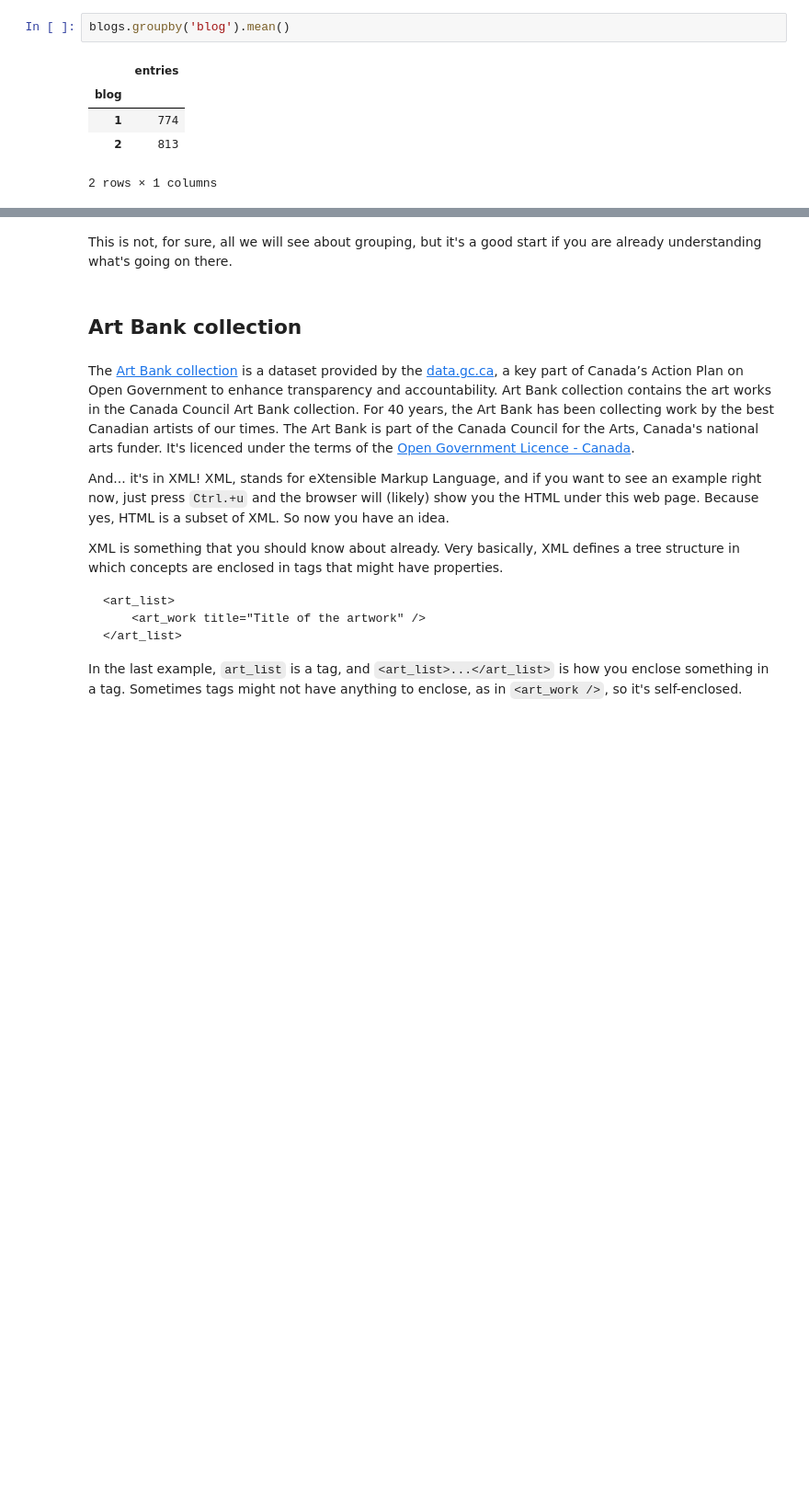
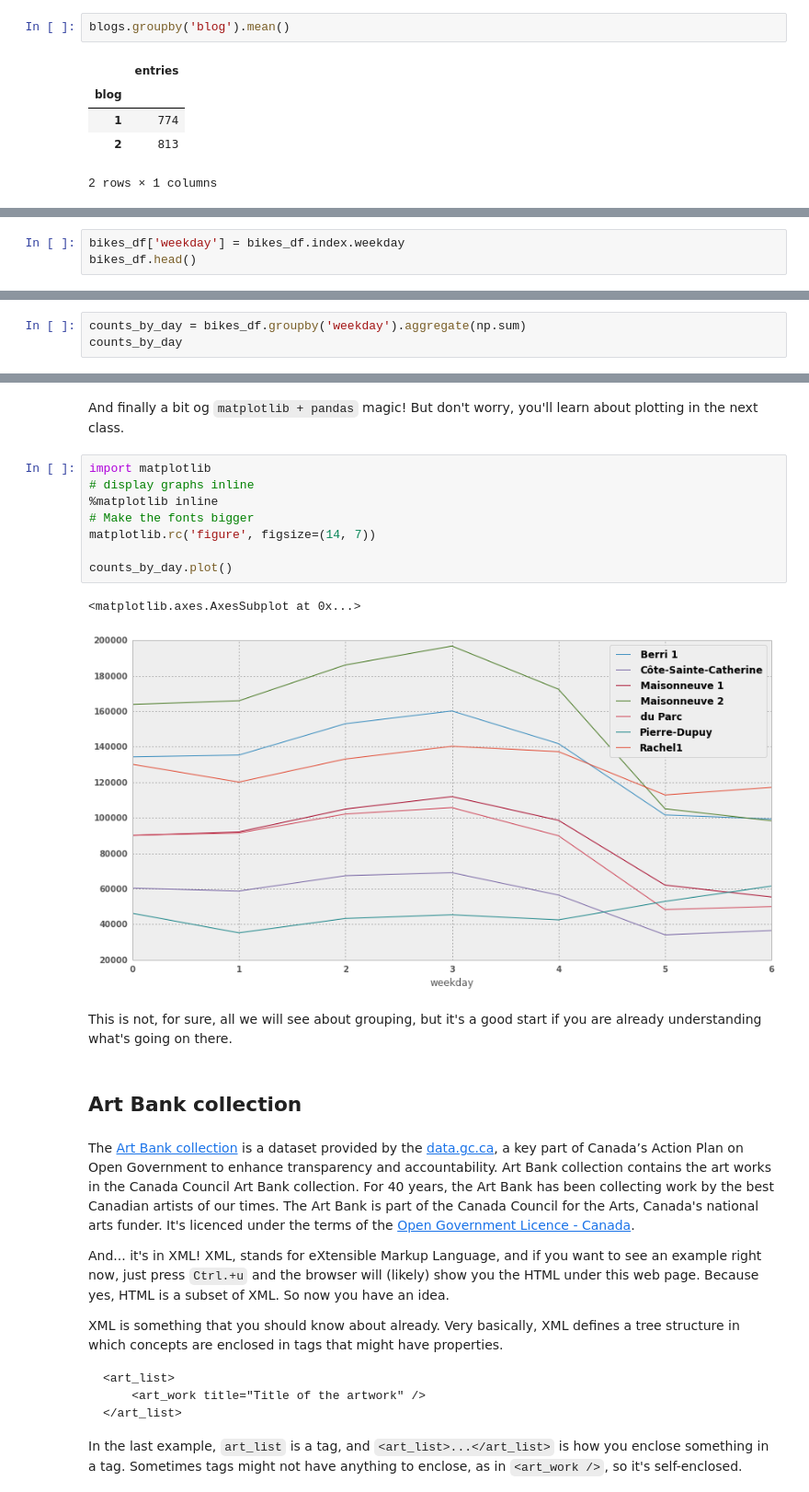
Before and after one commit to versae/data_for_humanists, a Jupyter notebook: Class06.ipynb, the cells around one changed output, grey strips where cells are left out. Shown: that part at 92% size. Cells and saved outputs as stored; diff of their text form; blank space fills up the shorter version.

Commit message:
Add some plotting to class 6

```diff
--- a/Class06.ipynb
+++ b/Class06.ipynb
@@ -617,0 +666,3 @@ blogs.groupby('blog').mean()
+# %%
+bikes_df['weekday'] = bikes_df.index.weekday
+bikes_df.head()
@@ -617,0 +682,3 @@ blogs.groupby('blog').mean()
+# %%
+counts_by_day = bikes_df.groupby('weekday').aggregate(np.sum)
+counts_by_day
@@ -618,3 +696,16 @@ blogs.groupby('blog').mean()
+# %% [markdown]
+And finally a bit og `matplotlib + pandas` magic! But don't worry, you'll learn about plotting in the next class.
+# %%
+import matplotlib
+# display graphs inline
+%matplotlib inline
+# Make the fonts bigger
+matplotlib.rc('figure', figsize=(14, 7))
+
+counts_by_day.plot()
+# %% [output]
+<matplotlib.axes.AxesSubplot at 0x...>
+[figure, added]
 # %% [markdown]
 This is not, for sure, all we will see about grouping, but it's a good start if you are already understanding what's going on there.
 # %% [markdown]
```
Also changed, not shown: parts of 19 cells of this notebook.
